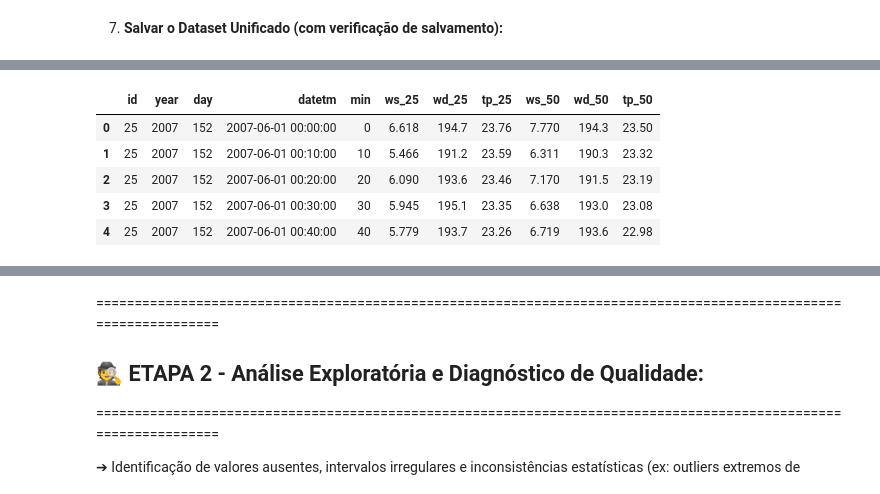
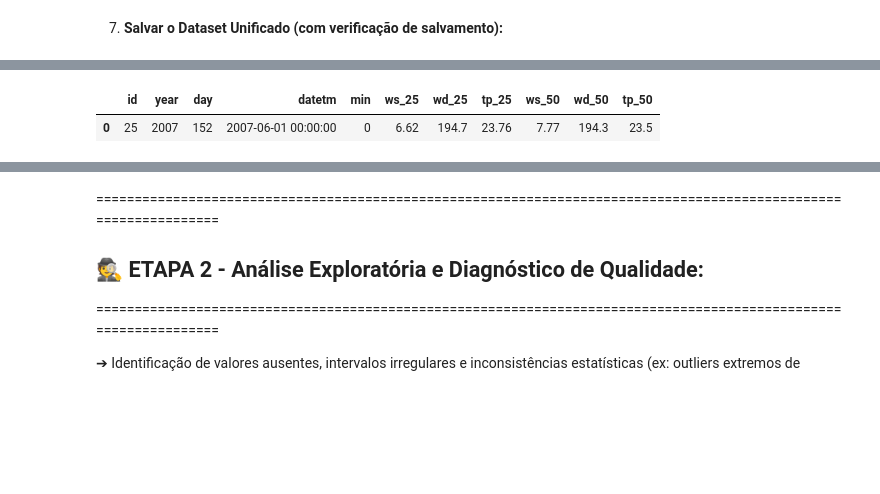
Before and after one commit to i544c/WSCariri, a Jupyter notebook: WSCariri.ipynb, the cells around one changed output, grey strips where cells are left out. Drawn from its saved outputs; the diff is of its cells as text; code cells hidden in the pictures; blank space fills up the shorter version.

```diff
--- a/WSCariri.ipynb
+++ b/WSCariri.ipynb
@@ -739,6 +1060,7 @@ import shutil
 from io import BytesIO
 import logging
 from IPython.display import display # Para exibir DataFrames de forma mais elegante no Colab
+from tqdm.notebook import tqdm # Importando tqdm para barras de progresso no Jupyter/Colab
 
 # Configurar logging (útil para um rastreamento mais detalhado se necessário)
 # Se esta célula for executada múltiplas vezes, basicConfig pode não ter efeito após a primeira vez
@@ -765,10 +1087,12 @@ except ImportError:
         logging.error(f"Falha ao instalar py7zr: {e}")
         raise ImportError("py7zr não pôde ser instalado. O script não pode continuar sem ele para arquivos .7z.")
 
+print('=' *80)
 print("--- Iniciando a ETAPA 1: Definições Iniciais e Configurações ---")
+print('=' *80)
 
 # Configurações globais
-BASE_DRIVE_PATH = '/content/drive/MyDrive/Disciplinas/Ciência de Dados/Projeto de Disciplina' # Ajuste se necessário
+BASE_DRIVE_PATH = '/content/drive/MyDrive/Disciplinas/Ciência de Dados/Projeto de Disciplina' # Ajuste se necessário
 HEADER_FILE_PATH = os.path.join(BASE_DRIVE_PATH, 'WD_header.csv')
 INDIVIDUAL_CSV_SAVE_PATH = os.path.join(BASE_DRIVE_PATH, 'DadosSonda_Individuais_Jun2007Set2009')
 FINAL_DATASET_SAVE_PATH = os.path.join(BASE_DRIVE_PATH, 'DadosSonda_Unificados_Jun2007Set2009')
@@ -785,11 +1109,13 @@ os.makedirs(FINAL_DATASET_SAVE_PATH, exist_ok=True)
 print(f"\nCaminho do arquivo de cabeçalho: \n{HEADER_FILE_PATH}")
 print(f"\nPasta para CSVs individuais: \n{INDIVIDUAL_CSV_SAVE_PATH}")
 print(f"\nPasta para dataset final: \n{FINAL_DATASET_SAVE_PATH}")
-print("--- ETAPA 1 Concluída: Caminhos definidos e pastas criadas/verificadas. ---")
-print("-" * 70)
+print('-' *80)
+print("ETAPA 1 Concluída: Caminhos definidos e pastas criadas/verificadas.\n")
 
 # --- ETAPA 2: CARREGAR CABEÇALHO DE REFERÊNCIA ---
-print("\n--- Iniciando a ETAPA 2: Carregar Cabeçalho de Referência ---")
+print('=' * 80)
+print("--- Iniciando a ETAPA 2: Carregar Cabeçalho de Referência ---")
+print('=' *80)
 colunas = []
 if not os.path.exists(HEADER_FILE_PATH):
     print(f"ERRO FATAL: Arquivo de cabeçalho '{HEADER_FILE_PATH}' não encontrado. Verifique o caminho.")
@@ -800,11 +1126,13 @@ else:
     colunas = header_df.iloc[0].tolist()
     print(f"Cabeçalhos carregados com sucesso. Número de colunas esperado: {len(colunas)}")
     logging.info(f"Cabeçalhos carregados: {colunas} | Número de colunas: {len(colunas)}")
-print("--- ETAPA 2 Concluída: Cabeçalho carregado. ---")
-print("-" * 70)
+print('-' *80)
+print("ETAPA 2 Concluída: Cabeçalho carregado.\n")
 
 # --- ETAPA 3: GERAÇÃO DE URLs ---
-print("\n--- Iniciando a ETAPA 3: Geração de URLs da Rede Sonda ---")
+print('=' * 80)
+print("--- Iniciando a ETAPA 3: Geração de URLs da Rede Sonda ---")
+print('=' *80)
 BASE_URL = "https://sonda.ccst.inpe.br/basedados/dados/sonda/eolicos/SCR"
 ano_inicio = 2007
 ano_fim = 2009
@@ -822,18 +1150,16 @@ for ano in range(ano_inicio, ano_fim + 1):
         urls_dados.append(url)
 
 print(f"Total de {len(urls_dados)} URLs geradas para o período de Jun/2007 a Set/2009.")
-# Exibir algumas URLs de exemplo, se desejar (opcional, pode ser verboso)
-# if urls_dados:
-# print("Exemplo de URLs:")
-# for u_ex in urls_dados[:min(3, len(urls_dados))]: # Mostra até 3 URLs
-# print(u_ex)
 logging.info(f"Total de URLs geradas: {len(urls_dados)}")
-print("--- ETAPA 3 Concluída: URLs geradas. ---")
-print("-" * 70)
+print('-' * 80)
+print("ETAPA 3 Concluída: URLs geradas.\n")
 
 # --- ETAPA 4: DOWNLOAD, EXTRAÇÃO E SALVAMENTO CONDICIONAL (COM TRATAMENTO DE COLUNAS) ---
-print("\n--- Iniciando a ETAPA 4: Download, Extração e Salvamento Condicional ---")
-for url in urls_dados:
+print('=' * 80)
+print("--- Iniciando a ETAPA 4: Download, Extração e Salvamento Condicional ---")
+print('=' *80)
+# Adicionando a barra de progresso com tqdm
+for url in tqdm(urls_dados, desc="Processando arquivos da Rede SONDA"):
     nome_arquivo_origem = url.split('/')[-1]
     csv_filename_destino = nome_arquivo_origem.replace('.zip', '.csv').replace('.7z', '.csv')
     csv_path_destino = os.path.join(INDIVIDUAL_CSV_SAVE_PATH, csv_filename_destino)
@@ -846,7 +1172,7 @@ for url in urls_dados:
                 logging.warning(f"Arquivo '{csv_filename_destino}' ({df_existente_check.shape[1]} cols) com formato de colunas diferente do esperado ({len(colunas)} cols). Removendo para reprocessamento.")
                 os.remove(csv_path_destino)
             else:
-                print(f"Arquivo '{csv_filename_destino}' já existe e tem formato correto. Pulando.")
+                # print(f"Arquivo '{csv_filename_destino}' já existe e tem formato correto. Pulando.") # Removido para não poluir o output com tqdm
                 logging.info(f"Arquivo '{csv_filename_destino}' já existe e tem o formato correto ({len(colunas)} cols). Pulando download e processamento.")
                 continue
         except pd.errors.EmptyDataError:
@@ -862,7 +1188,7 @@ for url in urls_dados:
                 print(f"Não foi possível remover '{csv_filename_destino}': {oe}")
                 logging.error(f"Não foi possível remover o arquivo '{csv_filename_destino}' para reprocessamento: {oe}")
     try:
-        print(f"Tentando baixar e processar: {url}")
+        # print(f"Tentando baixar e processar: {url}") # Removido para não poluir o output com tqdm
         logging.info(f"Baixando arquivo de: {url}")
         response = requests.get(url, timeout=60)
         response.raise_for_status()
@@ -878,7 +1204,7 @@ for url in urls_dados:
                     logging.warning(f"Nenhum arquivo .csv encontrado dentro do ZIP: {url}")
                     continue
                 nome_csv_principal_zip = nomes_csv_no_zip[0]
-                print(f"  Processando '{nome_csv_principal_zip}' do ZIP '{nome_arquivo_origem}'...")
+                # print(f"  Processando '{nome_csv_principal_zip}' do ZIP '{nome_arquivo_origem}'...") # Removido
                 logging.info(f"Processando '{nome_csv_principal_zip}' de dentro do ZIP '{nome_arquivo_origem}'")
                 with z.open(nome_csv_principal_zip) as f:
                     df_processado = pd.read_csv(f, sep=";", header=None, encoding="latin1", low_memory=False)
@@ -896,7 +1222,7 @@ for url in urls_dados:
                         logging.warning(f"Nenhum arquivo .csv encontrado dentro do 7z: {url}")
                         continue
                     nome_csv_principal_7z = nomes_csv_no_7z[0]
-                    print(f"  Extraindo e processando '{nome_csv_principal_7z}' do 7z '{nome_arquivo_origem}'...")
+                    # print(f"  Extraindo e processando '{nome_csv_principal_7z}' do 7z '{nome_arquivo_origem}'...") # Removido
                     logging.info(f"Extraindo '{nome_csv_principal_7z}' de dentro do 7z '{nome_arquivo_origem}' para {temp_extract_dir}")
                     archive.extract(path=temp_extract_dir, targets=[nome_csv_principal_7z])
                     caminho_csv_extraido_temp = os.path.join(temp_extract_dir, nome_csv_principal_7z)
@@ -918,7 +1244,7 @@ for url in urls_dados:
 
             if df_processado.shape[1] == len(colunas):
                 df_processado.to_csv(csv_path_destino, index=False, header=False, sep=";", encoding="latin1")
-                print(f"  Arquivo salvo: '{csv_path_destino}' ({df_processado.shape[0]} linhas, {df_processado.shape[1]} colunas).")
+                # print(f"  Arquivo salvo: '{csv_path_destino}' ({df_processado.shape[0]} linhas, {df_processado.shape[1]} colunas).") # Removido
                 logging.info(f"Arquivo processado e salvo como: '{csv_path_destino}' com {df_processado.shape[0]} linhas e {df_processado.shape[1]} colunas.")
             else:
                 print(f"ERRO: Após processamento, '{csv_filename_destino}' (de {nome_arquivo_origem}) tem {df_processado.shape[1]} cols, esperado {len(colunas)}. NÃO SALVO.")
@@ -939,11 +1265,13 @@ for url in urls_dados:
     except Exception as e:
         print(f"ERRO INESPERADO ao processar {url}: {str(e)}")
         logging.error(f"Erro inesperado ao processar {url}: {str(e)}")
-print("--- ETAPA 4 Concluída!!! ---")
-print("-" * 70)
+print('-' * 80)
+print("ETAPA 4 Concluída!!!\n")
 
 # --- ETAPA 5: UNIFICAÇÃO DOS ARQUIVOS CSV INDIVIDUAIS (COM VERIFICAÇÃO) ---
-print("\n--- Iniciando a ETAPA 5: Unificação dos Arquivos CSV ---")
+print('=' * 80)
+print("--- Iniciando a ETAPA 5: Unificação dos Arquivos CSV ---")
+print('=' * 80)
 arquivos_csv_individuais = sorted([f for f in os.listdir(INDIVIDUAL_CSV_SAVE_PATH) if f.lower().endswith('.csv') and os.path.isfile(os.path.join(INDIVIDUAL_CSV_SAVE_PATH, f))])
 lista_dataframes_para_unir = []
 
@@ -952,13 +1280,14 @@ if not arquivos_csv_individuais:
     logging.warning("Nenhum arquivo CSV individual encontrado para unificação.")
 else:
     print(f"Encontrados {len(arquivos_csv_individuais)} arquivos CSV para tentar unificar.")
-    for nome_arquivo_csv in arquivos_csv_individuais:
+    # Adicionando a barra de progresso com tqdm
+    for nome_arquivo_csv in tqdm(arquivos_csv_individuais, desc="Unificando arquivos CSV"):
         caminho_completo_csv = os.path.join(INDIVIDUAL_CSV_SAVE_PATH, nome_arquivo_csv)
         try:
             df_temp = pd.read_csv(caminho_completo_csv, sep=";", header=None, encoding="latin1", low_memory=False)
             if df_temp.shape[1] == len(colunas):
                 lista_dataframes_para_unir.append(df_temp)
-                print(f"Lido arquivo '{nome_arquivo_csv}' para unificação ({df_temp.shape[0]} linhas).")
+                # print(f"Lido arquivo '{nome_arquivo_csv}' para unificação ({df_temp.shape[0]} linhas).") # Removido
                 logging.info(f"Arquivo '{nome_arquivo_csv}' ({df_temp.shape[0]} linhas, {df_temp.shape[1]} colunas) carregado para unificação.")
             else:
                 print(f"ERRO: Arquivo '{nome_arquivo_csv}' tem {df_temp.shape[1]} cols, esperado {len(colunas)}. IGNORADO.")
@@ -979,11 +1308,13 @@ if lista_dataframes_para_unir:
 else:
     print("\nNenhum DataFrame válido foi carregado, o dataset unificado está vazio.")
     logging.warning("Nenhum DataFrame válido foi carregado, o dataset unificado está vazio.")
-print("\n--- ETAPA 5 Concluída!!! ---")
-print("-" * 70)
+print('-' * 80)
+print("ETAPA 5 Concluída!!!\n")
 
 # --- ETAPA 6: APLICAR CABEÇALHO, EXIBIR AMOSTRA E SALVAR ---
-print("\n--- Iniciando a ETAPA 6: Aplicar Cabeçalho, Exibir Amostra e Salvar Dataset Final ---")
+print('=' * 80)
+print("--- Iniciando a ETAPA 6: Aplicar Cabeçalho, Exibir Amostra e Salvar Dataset Final ---")
+print('=' * 80)
 if not dataset_unificado.empty:
     if len(colunas) == dataset_unificado.shape[1]:
         try:
@@ -991,17 +1322,20 @@ if not dataset_unificado.empty:
             print("Cabeçalho adicionado ao dataset unificado!")
             logging.info("Cabeçalho aplicado ao dataset unificado.")
 
-            print("\n--------------------------------------------------------------------------------")
+            print("-" *80)
             print("Primeiras linhas do dataset com cabeçalho:")
-            print("--------------------------------------------------------------------------------")
-            display(dataset_unificado.head()) # Usando display para melhor formatação
+            print("-" *80)
+            display(dataset_unificado.head(1).round(2)) # Usando display para melhor formatação
 
             num_duplicados = dataset_unificado.duplicated().sum()
-            print("\n--------------------------------------------------------------------------------")
-            print("CARACTERÍSTICAS DO DATAFRAME:")
+            print("-" *80)
+            print("\nCARACTERÍSTICAS DO DATAFRAME:")
             print(f" - Dimensão do dataframe: {dataset_unificado.shape}")
-            print(f" - Dados duplicados     : {num_duplicados}")
-            print("--------------------------------------------------------------------------------")
+            print(f" - Dados duplicados      : {num_duplicados}")
+            print("-" *80)
+            print('\nDADOS NULOS:')
+            print(dataset_unificado[['ws_50', 'wd_50']].isna().sum())
+            print("-" *80)
 
             caminho_dataset_final = os.path.join(FINAL_DATASET_SAVE_PATH, FINAL_DATASET_NAME)
             if os.path.exists(caminho_dataset_final):
@@ -1023,6 +1357,7 @@ else:
     print("AVISO: Dataset unificado está vazio. Nenhuma ação de salvamento ou aplicação de cabeçalho realizada.")
     logging.warning("Dataset unificado está vazio. Nenhuma ação de salvamento ou aplicação de cabeçalho realizada.")
 
-print("\n--- ETAPA 6 Concluída. PROCESSO FINALIZADO!!! ---")
-print("-" * 70)
+print('-' * 80)
+print("ETAPA 6 Concluída. PROCESSO FINALIZADO!!!")
+print("-" * 80)
 # %% [output]
@@ -1046,6 +1409,2 @@ Primeiras linhas do dataset com cabeçalho:
 |  | id | year | day | datetm | min | ws_25 | wd_25 | tp_25 | ws_50 | wd_50 | tp_50 |
-| 0 | 25 | 2007 | 152 | 2007-06-01 00:00:00 | 0 | 6.618 | 194.7 | 23.76 | 7.770 | 194.3 | 23.50 |
-| 1 | 25 | 2007 | 152 | 2007-06-01 00:10:00 | 10 | 5.466 | 191.2 | 23.59 | 6.311 | 190.3 | 23.32 |
-| 2 | 25 | 2007 | 152 | 2007-06-01 00:20:00 | 20 | 6.090 | 193.6 | 23.46 | 7.170 | 191.5 | 23.19 |
-| 3 | 25 | 2007 | 152 | 2007-06-01 00:30:00 | 30 | 5.945 | 195.1 | 23.35 | 6.638 | 193.0 | 23.08 |
-| 4 | 25 | 2007 | 152 | 2007-06-01 00:40:00 | 40 | 5.779 | 193.7 | 23.26 | 6.719 | 193.6 | 22.98 |
+| 0 | 25 | 2007 | 152 | 2007-06-01 00:00:00 | 0 | 6.62 | 194.7 | 23.76 | 7.77 | 194.3 | 23.5 |
```
Also changed, not shown: parts of 77 cells of this notebook.
